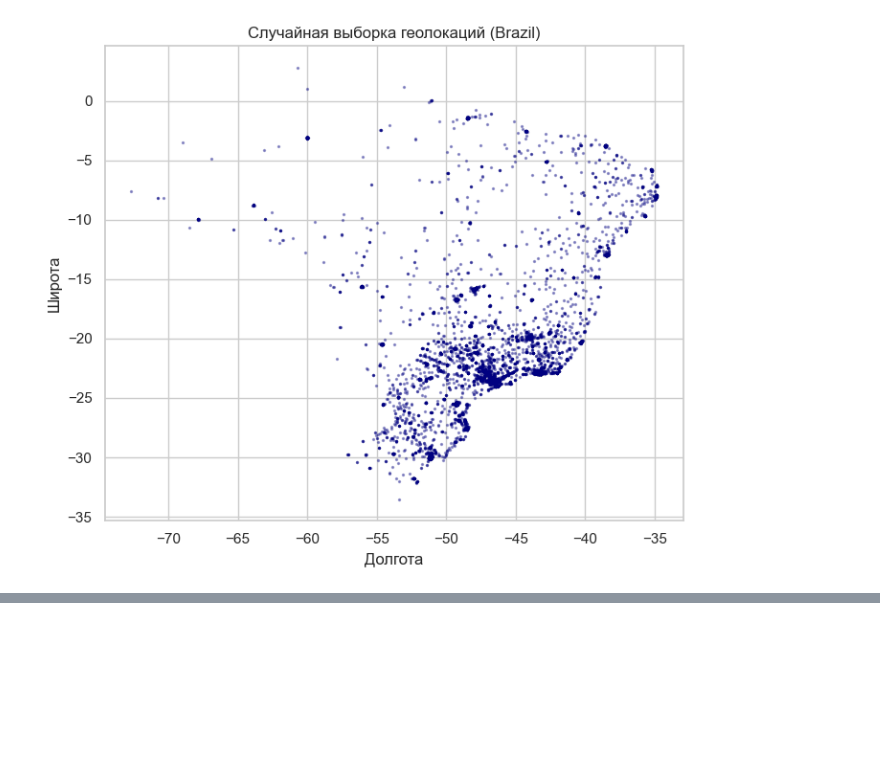
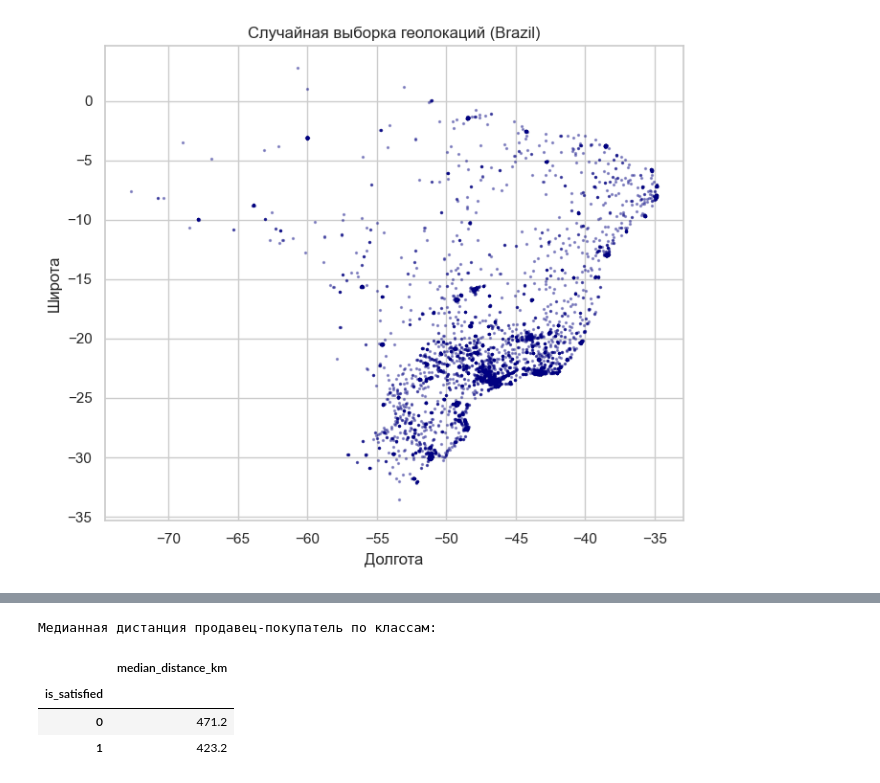
Before and after one commit to alisingit/ISSII, a Jupyter notebook: lab1/notebooks/eda_reviews.ipynb, the cells around one changed output, grey strips where cells are left out. Cells and saved outputs as stored; diff of their text form; code cells hidden in the pictures; blank space fills up the shorter version.

```diff
--- a/lab1/notebooks/eda_reviews.ipynb
+++ b/lab1/notebooks/eda_reviews.ipynb
@@ -96,0 +167,34 @@ plt.show()
+# %%
+lat1 = np.radians(geo_pairs["seller_lat"])
+lon1 = np.radians(geo_pairs["seller_lng"])
+lat2 = np.radians(geo_pairs["customer_lat"])
+lon2 = np.radians(geo_pairs["customer_lng"])
+
+dlat = lat2 - lat1
+dlon = lon2 - lon1
+
+a = np.sin(dlat / 2) ** 2 + np.cos(lat1) * np.cos(lat2) * np.sin(dlon / 2) ** 2
+geo_pairs["distance_km"] = 6371 * 2 * np.arcsin(np.sqrt(a))
+
+order_distance = (
+    geo_pairs.groupby("order_id")["distance_km"]
+    .mean()
+    .rename("avg_seller_distance_km")
+    .reset_index()
+)
+# %%
+reviews_geo = reviews_eda.merge(order_distance, on="order_id", how="left")
+geo_summary = (
+    reviews_geo.groupby("is_satisfied")["avg_seller_distance_km"]
+    .median()
+    .round(1)
+    .rename("median_distance_km")
+)
+print("Медианная дистанция продавец-покупатель по классам:")
+display(geo_summary.to_frame())
+# %% [output]
+Медианная дистанция продавец-покупатель по классам:
+|  | median_distance_km |
+| is_satisfied |  |
+| 0 | 471.2 |
+| 1 | 423.2 |
```
Also changed, not shown: parts of 10 cells of this notebook, 13 other files.
